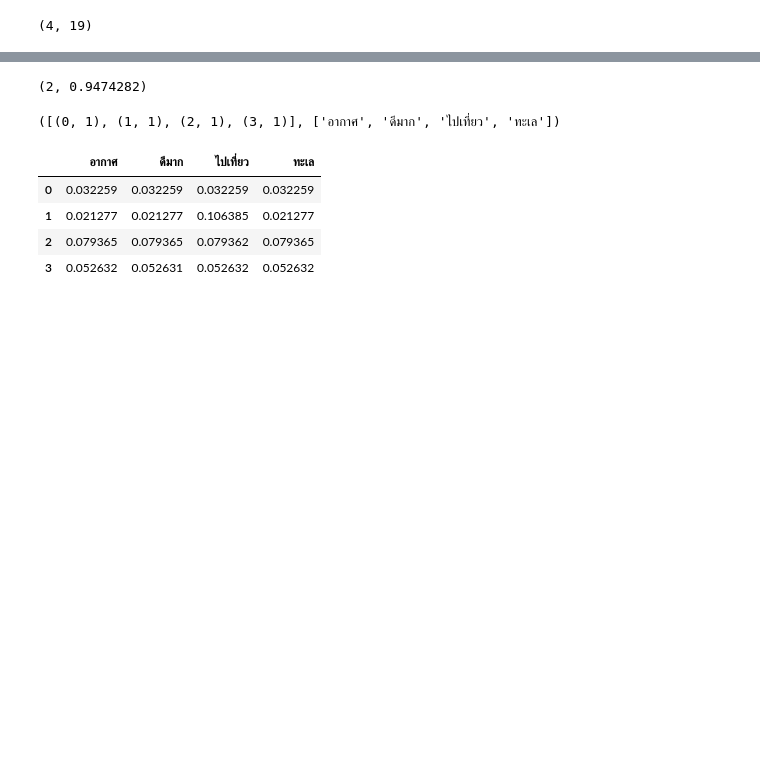
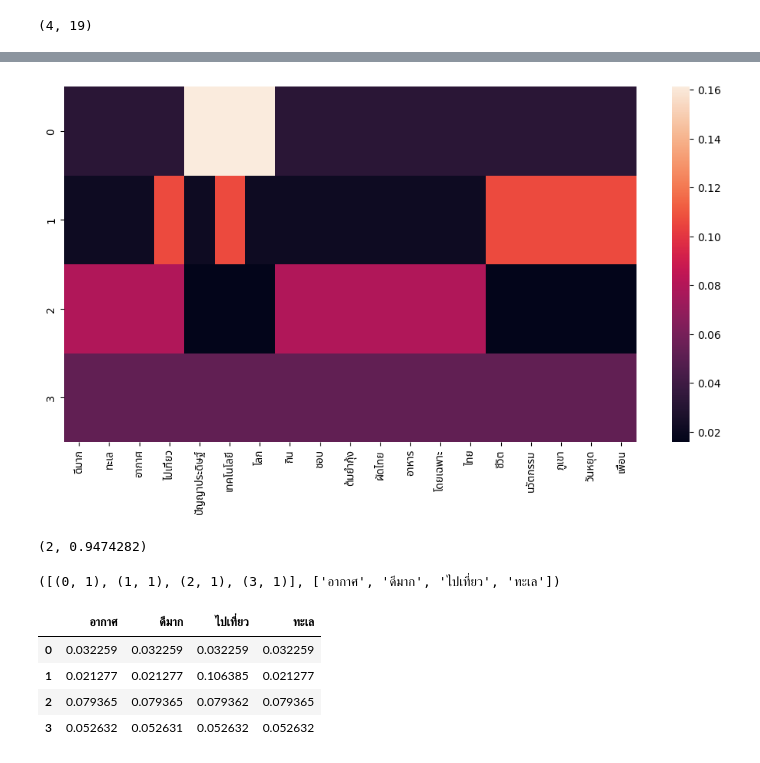
Before and after one commit to datanooblol/fun-with-text-mining, a Jupyter notebook: dev.ipynb, the cells around one changed output, grey strips where cells are left out. Drawn from its saved outputs; the diff is of its cells as text; code cells hidden in the pictures; blank space fills up the shorter version.

```diff
--- a/dev.ipynb
+++ b/dev.ipynb
@@ -4,3 +7,21 @@
+# %%
+# set Thaifont
+
+import urllib.request
+import matplotlib.font_manager as fm
+import matplotlib.pyplot as plt
+
+# Download Noto Sans that includes both Thai and Latin
+urllib.request.urlretrieve(
+    'https://github.com/googlefonts/noto-fonts/raw/main/hinted/ttf/NotoSans/NotoSans-Regular.ttf',
+    'NotoSans.ttf'
+)
+
+fm.fontManager.addfont('NotoSans.ttf')
+
+# Use multiple fonts - Thai font for Thai text, DejaVu for numbers/English
+plt.rcParams['font.family'] = ['Noto Sans Thai', 'DejaVu Sans']
+plt.rcParams['font.sans-serif'] = ['Noto Sans Thai', 'DejaVu Sans']
 # %% [markdown]
 # Set up
 # %%
@@ -273,3 +302,10 @@ lookup
+# %%
+import seaborn as sns
+import matplotlib.pyplot as plt
+plt.figure(figsize=(12, 6))
+sns.heatmap(lookup);
+# %% [output]
+[figure, added]
 # %%
 tokens = tokenizer(texts[0])
 bow = dictionary.doc2bow(tokens)
```
Also changed, not shown: parts of 20 cells of this notebook, 5 other files.
